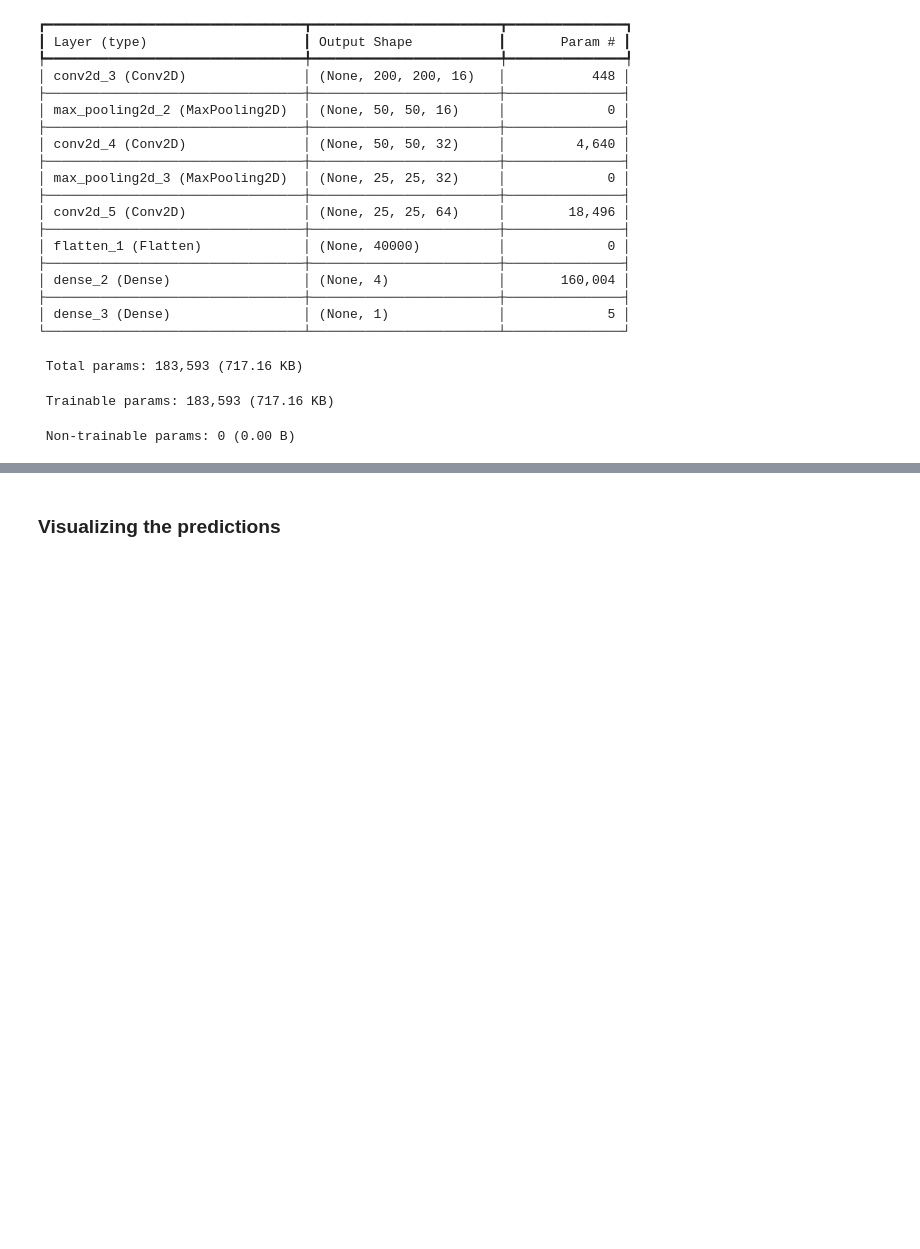
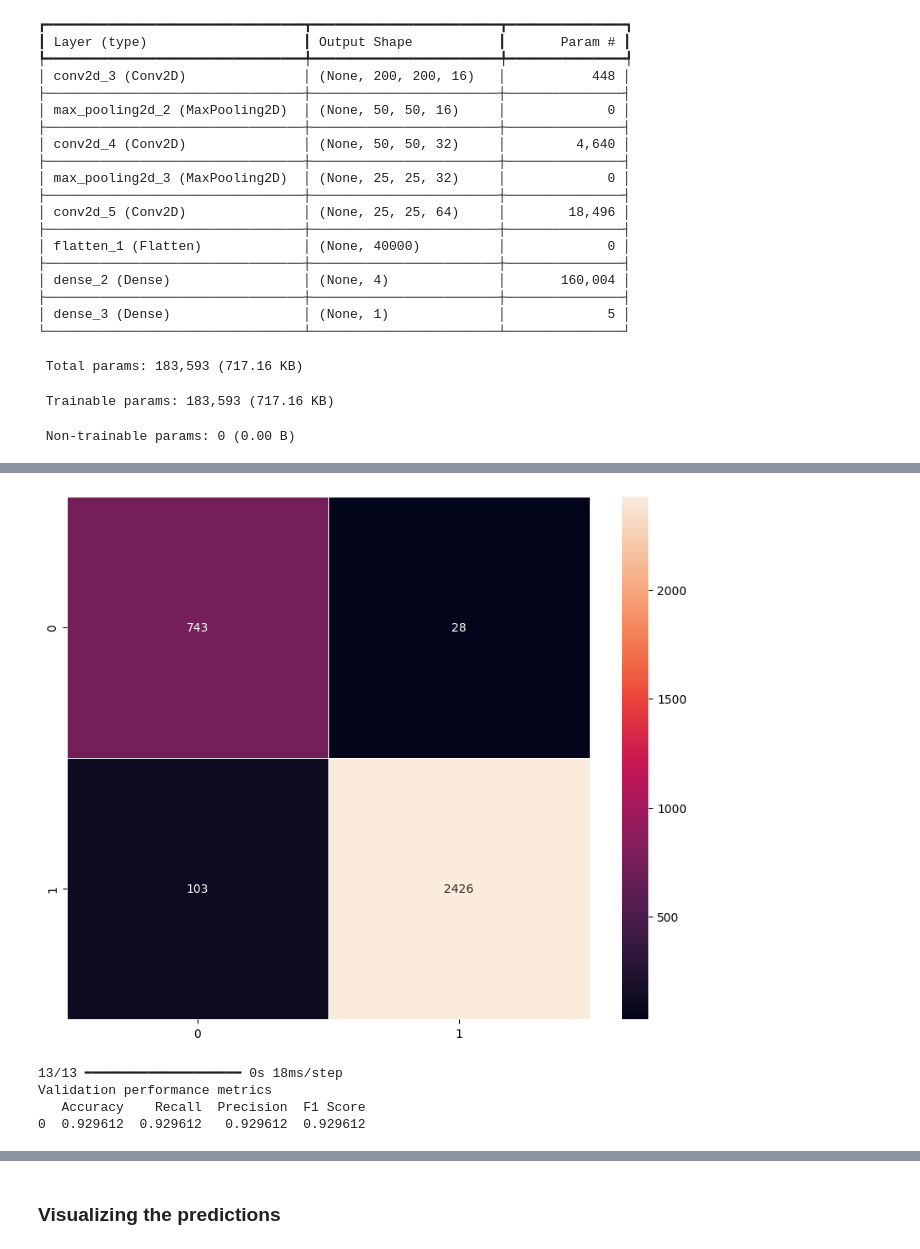
Before and after one commit to uday-d4/UTAI_HelmNet, a Jupyter notebook: HelmNet_Full_Code.ipynb, the cells around one changed output, grey strips where cells are left out. Drawn from its saved outputs; the diff is of its cells as text; code cells hidden in the pictures; blank space fills up the shorter version.

```diff
--- a/HelmNet_Full_Code.ipynb
+++ b/HelmNet_Full_Code.ipynb
@@ -347,0 +377,3 @@ Epoch 20/20
+# %%
+plot_confusion_matrix(model_CNN,X_train_normalized,y_train)
+# %% [output]
@@ -347,0 +381,11 @@ Epoch 20/20
+[figure, added]
+# %%
+model_CNN_valid_perf = model_performance_classification(model_CNN, X_val_normalized,y_val)
+
+print("Validation performance metrics")
+print(model_CNN_valid_perf)
+# %% [output]
+13/13 ━━━━━━━━━━━━━━━━━━━━ 0s 18ms/step
+Validation performance metrics
+   Accuracy    Recall  Precision  F1 Score
+0  0.929612  0.929612   0.929612  0.929612
```
Also changed, not shown: parts of 12 cells of this notebook.
